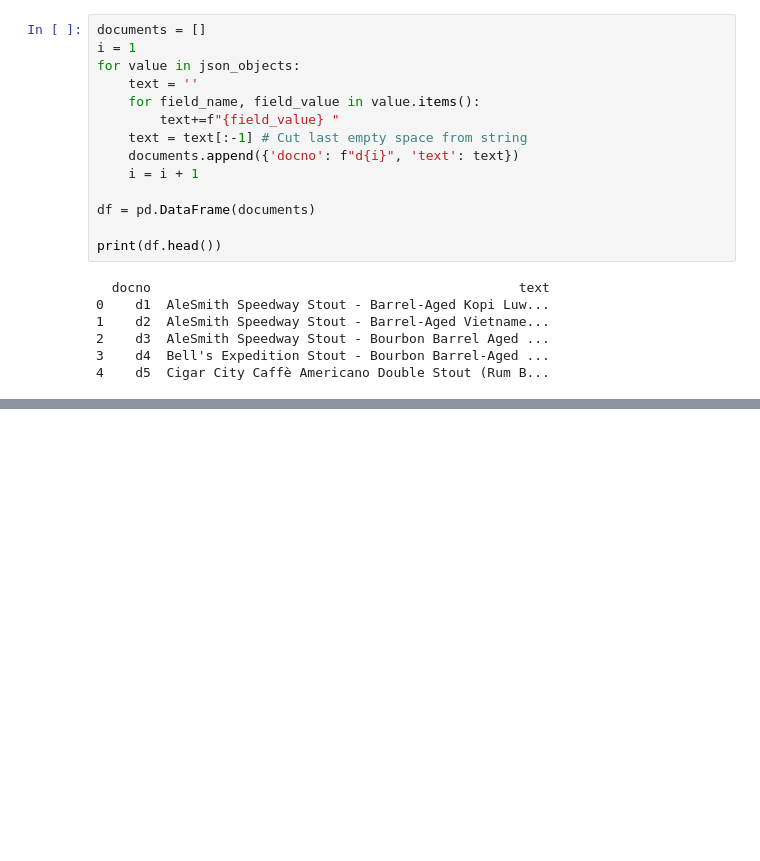
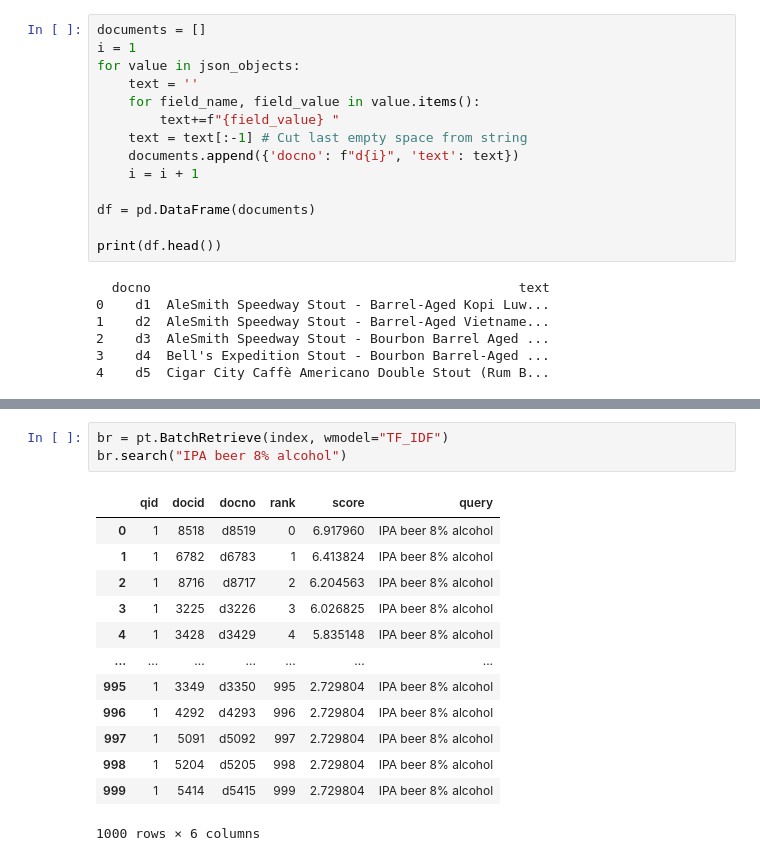
Before and after one commit to lucadibello/beer-search-engine, a Jupyter notebook: index.ipynb, the cells around one changed output, grey strips where cells are left out. Drawn from its saved outputs; the diff is of its cells as text; blank space fills up the shorter version.

```diff
--- a/index.ipynb
+++ b/index.ipynb
@@ -71,0 +150,17 @@ print(df.head())
+# %%
+br = pt.BatchRetrieve(index, wmodel="TF_IDF")
+br.search("IPA beer 8% alcohol")
+# %% [output]
+|  | qid | docid | docno | rank | score | query |
+| 0 | 1 | 8518 | d8519 | 0 | 6.917960 | IPA beer 8% alcohol |
+| 1 | 1 | 6782 | d6783 | 1 | 6.413824 | IPA beer 8% alcohol |
+| 2 | 1 | 8716 | d8717 | 2 | 6.204563 | IPA beer 8% alcohol |
+| 3 | 1 | 3225 | d3226 | 3 | 6.026825 | IPA beer 8% alcohol |
+| 4 | 1 | 3428 | d3429 | 4 | 5.835148 | IPA beer 8% alcohol |
+| ... | ... | ... | ... | ... | ... | ... |
+| 995 | 1 | 3349 | d3350 | 995 | 2.729804 | IPA beer 8% alcohol |
+| 996 | 1 | 4292 | d4293 | 996 | 2.729804 | IPA beer 8% alcohol |
+| 997 | 1 | 5091 | d5092 | 997 | 2.729804 | IPA beer 8% alcohol |
+| 998 | 1 | 5204 | d5205 | 998 | 2.729804 | IPA beer 8% alcohol |
+| 999 | 1 | 5414 | d5415 | 999 | 2.729804 | IPA beer 8% alcohol |
+1000 rows × 6 columns
```
Also changed, not shown: parts of 16 cells of this notebook, 10 other files.
